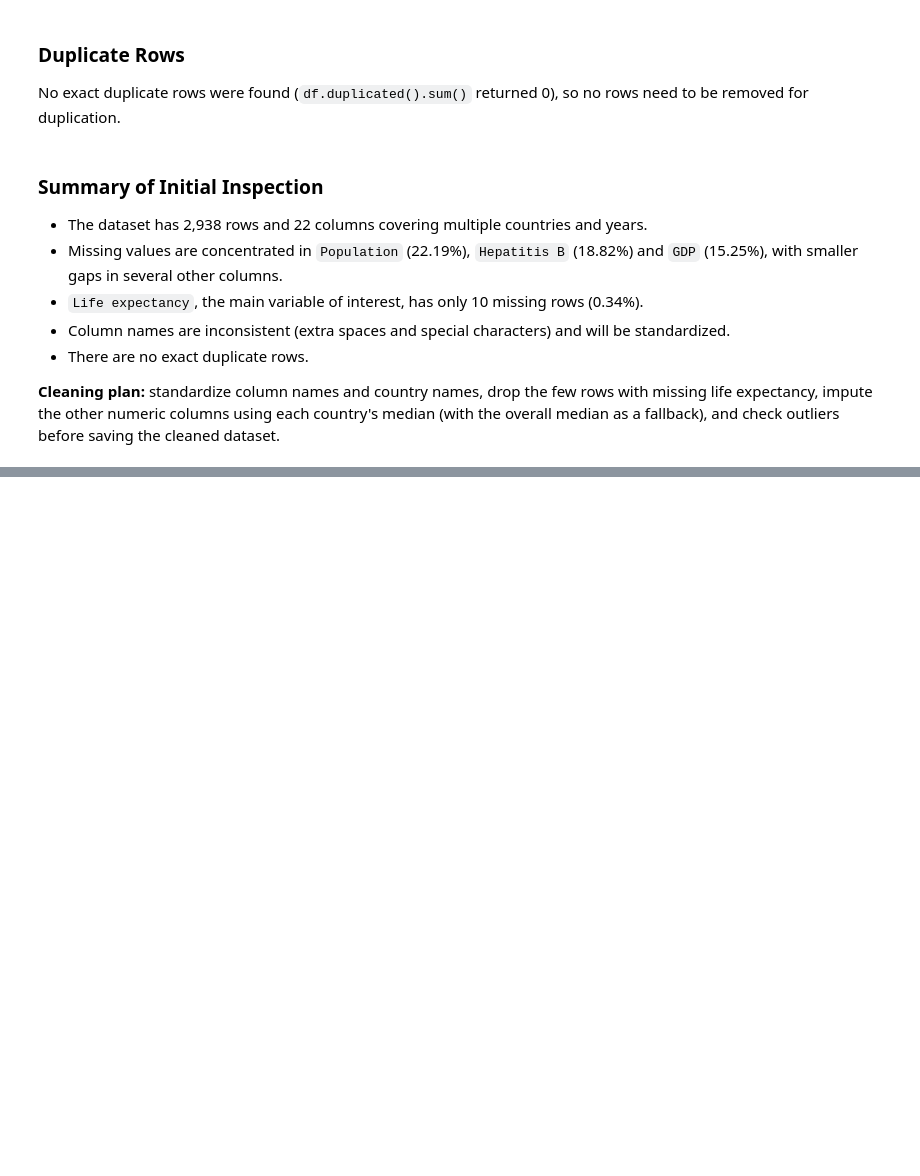
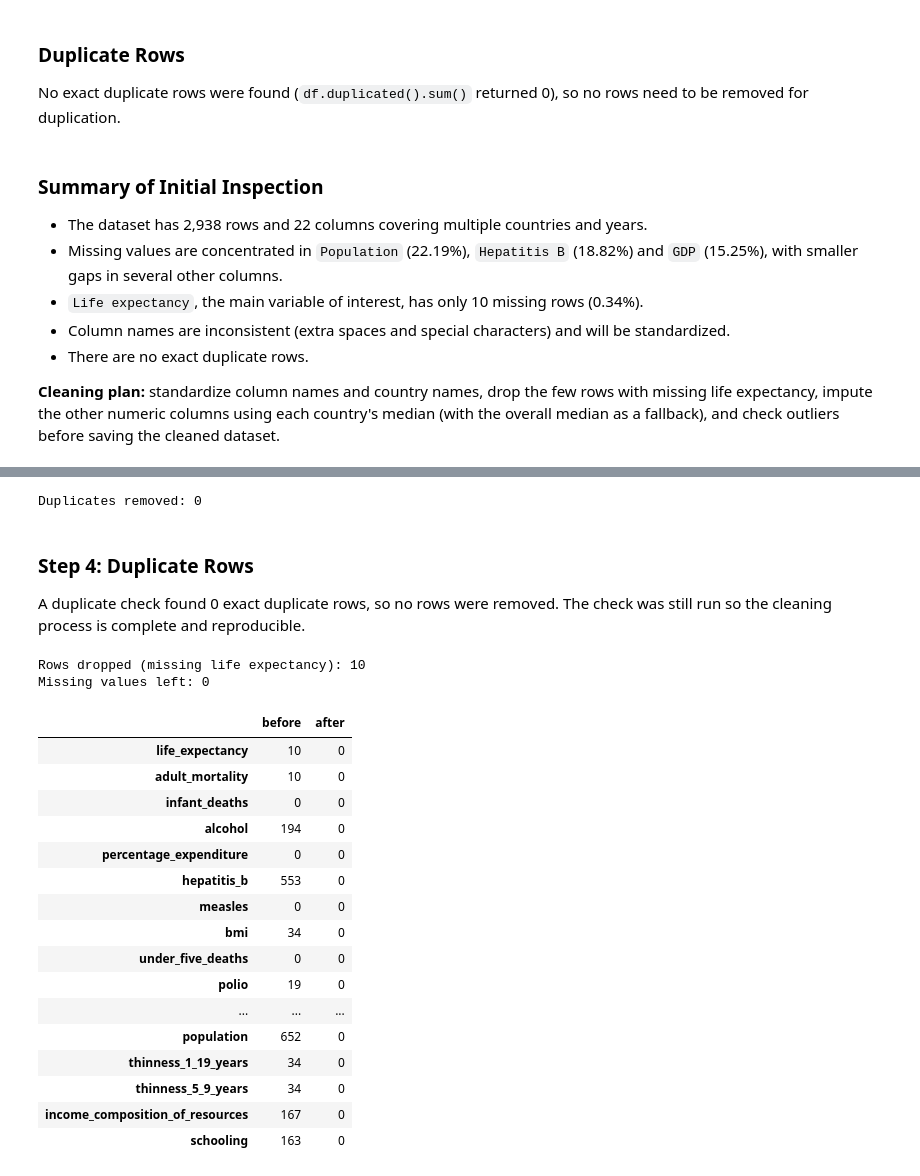
Before and after one commit to Muskan387/pulseboard-analytics, a Jupyter notebook: notebooks/week2_eda.ipynb, the cells around one changed output, grey strips where cells are left out. Drawn from its saved outputs; the diff is of its cells as text; code cells hidden in the pictures; blank space fills up the shorter version.

```diff
--- a/notebooks/week2_eda.ipynb
+++ b/notebooks/week2_eda.ipynb
@@ -101,0 +189,49 @@ No exact duplicate rows were found (`df.duplicated().sum()` returned 0), so no r
+# %%
+n_duplicates = df.duplicated().sum()
+df = df.drop_duplicates()
+print("Duplicates removed:", n_duplicates)
+# %% [output]
+Duplicates removed: 0
+# %% [markdown]
+### Step 4: Duplicate Rows
+A duplicate check found 0 exact duplicate rows, so no rows were removed. The check was still run so the cleaning process is complete and reproducible.
+# %%
+target = "life_expectancy"
+num_cols = df.select_dtypes(include="number").columns.drop("year")
+
+missing_before = df[num_cols].isnull().sum()      # snapshot before cleaning
+rows_before = len(df)
+
+# 1) drop rows where the target is missing
+df = df.dropna(subset=[target])
+n_dropped = rows_before - len(df)
+missing_after_drop = df[num_cols].isnull().sum()
+
+# 2) impute the rest with the country-wise median, overall median as fallback
+for col in num_cols:
+    df[col] = df.groupby("country")[col].transform(lambda x: x.fillna(x.median()))
+    df[col] = df[col].fillna(df[col].median())
+
+print("Rows dropped (missing life expectancy):", n_dropped)
+print("Missing values left:", df.isnull().sum().sum())
+pd.DataFrame({"before": missing_before, "after": df[num_cols].isnull().sum()})
+# %% [output]
+Rows dropped (missing life expectancy): 10
+Missing values left: 0
+|  | before | after |
+| life_expectancy | 10 | 0 |
+| adult_mortality | 10 | 0 |
+| infant_deaths | 0 | 0 |
+| alcohol | 194 | 0 |
+| percentage_expenditure | 0 | 0 |
+| hepatitis_b | 553 | 0 |
+| measles | 0 | 0 |
+| bmi | 34 | 0 |
+| under_five_deaths | 0 | 0 |
+| polio | 19 | 0 |
+| ... | ... | ... |
+| population | 652 | 0 |
+| thinness_1_19_years | 34 | 0 |
+| thinness_5_9_years | 34 | 0 |
+| income_composition_of_resources | 167 | 0 |
+| schooling | 163 | 0 |
```
Also changed, not shown: parts of 12 cells of this notebook, 1 other file.
